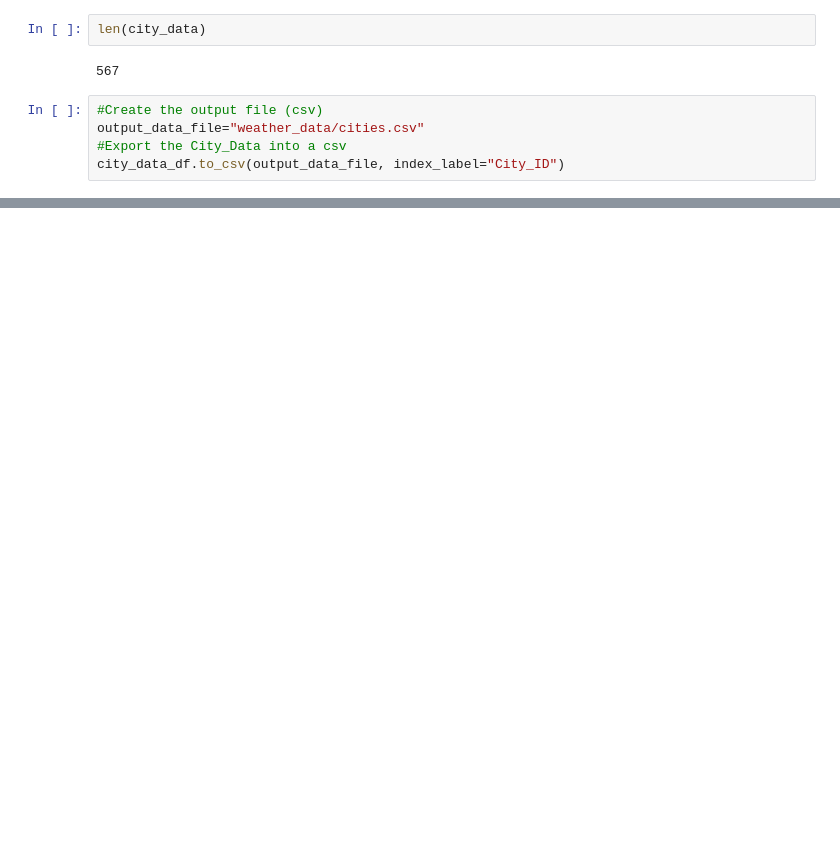
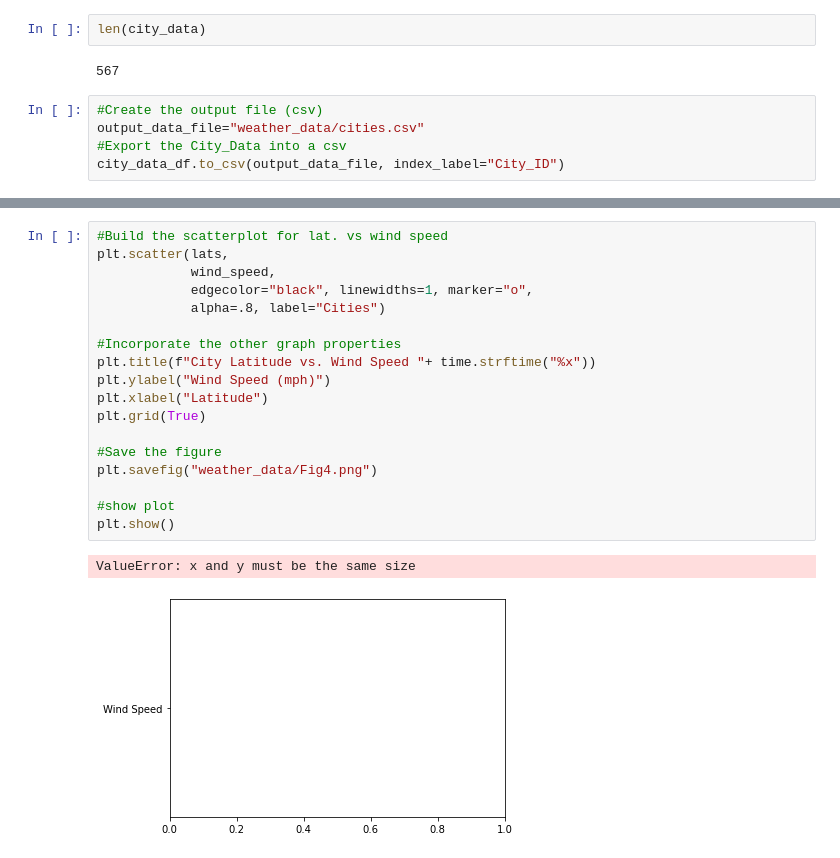
Before and after one commit to JulieHock/World_Weather_Analysis, a Jupyter notebook: WeatherPy.ipynb, the cells around one changed output, grey strips where cells are left out. Cells and saved outputs as stored; diff of their text form; blank space fills up the shorter version.

```diff
--- a/WeatherPy.ipynb
+++ b/WeatherPy.ipynb
@@ -167,0 +238,21 @@ city_data_df.to_csv(output_data_file, index_label="City_ID")
+# %%
+#Build the scatterplot for lat. vs wind speed
+plt.scatter(lats,
+            wind_speed,
+            edgecolor="black", linewidths=1, marker="o",
+            alpha=.8, label="Cities")
+
+#Incorporate the other graph properties
+plt.title(f"City Latitude vs. Wind Speed "+ time.strftime("%x"))
+plt.ylabel("Wind Speed (mph)")
+plt.xlabel("Latitude")
+plt.grid(True)
+
+#Save the figure
+plt.savefig("weather_data/Fig4.png")
+
+#show plot
+plt.show()
+# %% [output]
+ValueError: x and y must be the same size
+[figure, added]
```
Also changed, not shown: parts of 6 cells of this notebook, 4 other files.
